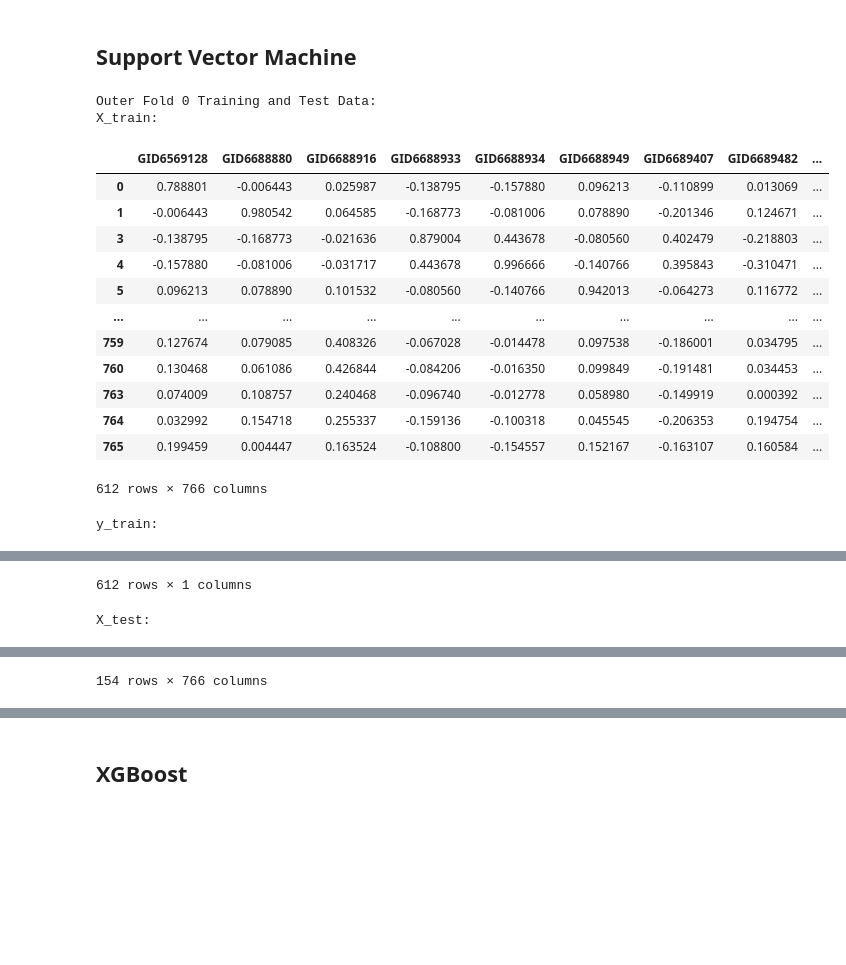
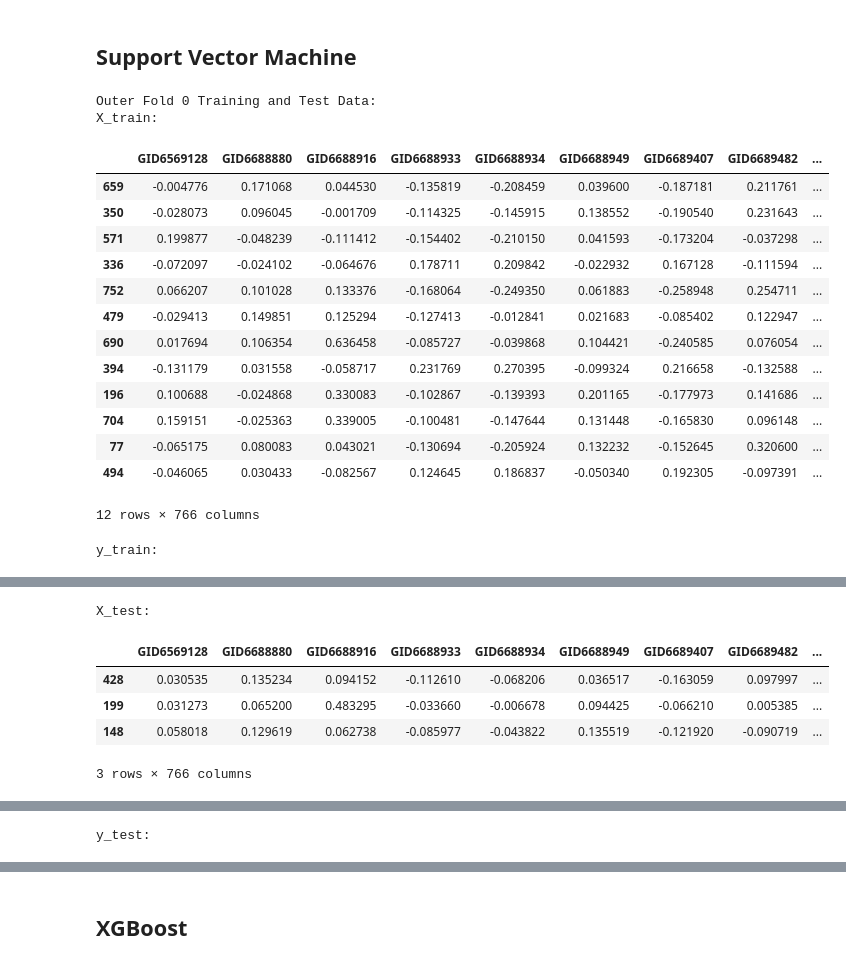
Before and after one commit to CaoCalvin/ml_research, a Jupyter notebook: project.ipynb, the cells around one changed output, grey strips where cells are left out. Saved outputs shown, nothing was run; the diff lists cells and outputs as text; code cells hidden in the pictures; blank space fills up the shorter version.

Commit message:
Modified DataFrame display statements for debugging

```diff
--- a/project.ipynb
+++ b/project.ipynb
@@ -566,37 +566,14 @@ def outer_CV_R(n_outer_splits: int, n_inner_splits: int, X : pd.DataFrame, y : p
         display(y_test)
 
         if smogn_preprocess:
-
-            ### TODO ###
             top_quant_train = percentileofscore(y_train.to_numpy().flatten(), top_boundary_val, kind='mean') / 100
-
-            X_train_top_smog, y_train_top_smog = smogn_prep(X_train, y_train, top_quant_train, False) # We won't use SMOGN's built-in undersampling because we will do it manually later
-
-            # Undersample the majority class so that it is a certain proportion of its original size
-            #X_train_us, y_train_us = cdt.random_subset(X_train, y_train, random_state=random_state)
-
-            # Split the augmented and original data into seperate columns for plotting
-            original_data = pra.intersection(y_train, y_train_top_smog)
-            augmented_data = pra.difference(y_train_top_smog, original_data)
-            orig_aug_data = pd.concat([original_data, augmented_data], axis=1)
-            orig_aug_data.columns = ['Original GY', 'Augmented GY']
-
-            # Manually concatenate the original data below the augmentation threshold with the augmented data
-            non_augmented_indices = y_train[y_train < top_boundary_val].index
-            X_train_non_augmented = X_train.loc[non_augmented_indices]
-            y_train_non_augmented = y_train.loc[non_augmented_indices]
-            X_train_top_smog = pd.concat([X_train_top_smog, X_train_non_augmented], axis=0)
-            y_train_top_smog = pd.concat([y_train_top_smog, y_train_non_augmented], axis=0)
-
-            histogram(orig_aug_data, f'Model R SMOGN-Augmented GY Histogram, Outer Fold {i}', vline_value=top_boundary_val)
-
-            ### TODO ###
-
-            top_quant_train = percentileofscore(y_train.to_numpy().flatten(), top_boundary_val, kind='mean') / 100
+            print(f"Top quantile for training data in outer fold {i}: {top_quant_train}")
 
             X_train_top_smog, y_train_top_smog = smogn_prep(X_train, y_train, top_quant_train, False) # We won't use SMOGN's built-in undersampling because we will do it manually later
             print("After SMOGN prep:")
+            print("X_train_top_smog:")
             display(X_train_top_smog)
+            print("y_train_top_smog:")
             display(y_train_top_smog)
 
             # Split the augmented and original top line data into separate columns for plotting
@@ -605,15 +582,21 @@ def outer_CV_R(n_outer_splits: int, n_inner_splits: int, X : pd.DataFrame, y : p
             y_train_top_smog_aug = pra.difference(y_train_top_smog, y_train_top_smog_orig)
             X_train_top_smog_aug = X_train_top_smog.loc[y_train_top_smog_aug.index]
             print("After splitting augmented and original top line data:")
+            print("X_train_top_smog_orig:")
             display(X_train_top_smog_orig)
+            print("y_train_top_smog_orig:")
             display(y_train_top_smog_orig)
+            print("X_train_top_smog_aug:")
             display(X_train_top_smog_aug)
+            print("y_train_top_smog_aug:")
             display(y_train_top_smog_aug)
 
             # Randomly undersample the augmented data
             X_train_top_smog_aug_us, y_train_top_smog_aug_us = cdt.random_subset(X_train_top_smog_aug, y_train_top_smog_aug, p=oversamp_ratio, random_state=random_state)
             print("After undersampling augmented data:")
+            print("X_train_top_smog_aug_us:")
             display(X_train_top_smog_aug_us)
+            print("y_train_top_smog_aug_us:")
             display(y_train_top_smog_aug_us)
 
             # Plot histograms of original and augmented GY values stacked
@@ -625,26 +608,33 @@ def outer_CV_R(n_outer_splits: int, n_inner_splits: int, X : pd.DataFrame, y : p
             X_train_top_final = pd.concat([X_train_top_smog_orig, X_train_top_smog_aug_us], axis=0)
             y_train_top_final = pd.concat([y_train_top_smog_orig, y_train_top_smog_aug_us], axis=0)
             print("After recombining original and augmented top line data:")
+            print("X_train_top_final:")
             display(X_train_top_final)
+            print("y_train_top_final:")
             display(y_train_top_final)
 
             # Undersample the majority class so that it is a certain proportion of its original size
             X_train_maj, y_train_maj = X_train.loc[y_train[y_train < top_boundary_val].index], y_train.loc[y_train[y_train < top_boundary_val].index]
             X_train_maj_us, y_train_maj_us = cdt.random_subset(X_train_maj, y_train_maj, p=undersamp_ratio, random_state=random_state)
             print("After undersampling majority class:")
+            print("X_train_maj_us:")
             display(X_train_maj_us)
+            print("y_train_maj_us:")
             display(y_train_maj_us)
 
             X_train_final = pd.concat([X_train_top_final, X_train_maj_us], axis=0)
             y_train_final = pd.concat([y_train_top_final, y_train_maj_us], axis=0)
             print("Final training data after combining top and majority class data:")
+            print("X_train_final:")
             display(X_train_final)
+            print("y_train_final:")
             display(y_train_final)
 
         else:
             histogram(y_train, f'Model R Histogram, Outer Fold {i}', vline_value=top_boundary_val)
 
         # Display summary statistics of y_train
+        print("Summary statistics of y_train_final:")
         display(y_train_final.describe())
 
         # Scale features and target
@@ -691,6 +681,9 @@ def outer_CV_R(n_outer_splits: int, n_inner_splits: int, X : pd.DataFrame, y : p
 # %% [markdown]
 ## Support Vector Machine
 # %%
+# reduce dataset to 2% of original size for quick debugging
+X = X.sample(frac=0.02, random_state=RANDOM_STATE)
+y = y.loc[X.index]
 
 # Define hyperparameter grids for SVM regression model and conduct 2-dimensional cross-validation
 x_params_SVM_R = mdo.AxisParams('gamma', bmo.power_list(2, -14, -6))
@@ -703,44 +696,45 @@ metrics_SVM_R = outer_CV_R(n_outer_splits=5,
                            axis2_params=y_params_SVM_R,
                            train_model_callback=bmo.train_SVM_regressor,
                            smogn_preprocess=SMOGN_PREPROCESS,
                            random_state=RANDOM_STATE,
                            top_boundary_val=top_boundary_val,
                            undersamp_ratio=0.5,
                            oversamp_ratio=1,
                            kernel='rbf')
 
 """
 # Dummy values - Uncomment for quick debugging tests
 x_params_SVM_R = mdo.AxisParams('gamma', bmo.power_list(2, -1, 0))
 y_params_SVM_R = mdo.AxisParams('C', bmo.power_list(2, 1, 2))
 metrics_SVM_R = outer_CV_R(n_outer_splits=2,
                            n_inner_splits=2,
                            X=X,
                            y=y,
                            axis1_params=x_params_SVM_R,
                            axis2_params=y_params_SVM_R,
                            train_model_callback=bmo.train_SVM_regressor,
                            smogn_preprocess=SMOGN_PREPROCESS,
                            undersample=UNDERSAMPLE,
                            kfold_random_state=RANDOM_STATE,
                            top_boundary_val=top_boundary_val,
                            kernel='rbf')
   """
 # %% [output]
 Outer Fold 0 Training and Test Data:
 X_train:
 |  | GID6569128 | GID6688880 | GID6688916 | GID6688933 | GID6688934 | GID6688949 | GID6689407 | GID6689482 | ... |
-| 0 | 0.788801 | -0.006443 | 0.025987 | -0.138795 | -0.157880 | 0.096213 | -0.110899 | 0.013069 | ... |
-| 1 | -0.006443 | 0.980542 | 0.064585 | -0.168773 | -0.081006 | 0.078890 | -0.201346 | 0.124671 | ... |
-| 3 | -0.138795 | -0.168773 | -0.021636 | 0.879004 | 0.443678 | -0.080560 | 0.402479 | -0.218803 | ... |
-| 4 | -0.157880 | -0.081006 | -0.031717 | 0.443678 | 0.996666 | -0.140766 | 0.395843 | -0.310471 | ... |
-| 5 | 0.096213 | 0.078890 | 0.101532 | -0.080560 | -0.140766 | 0.942013 | -0.064273 | 0.116772 | ... |
-| ... | ... | ... | ... | ... | ... | ... | ... | ... | ... |
-| 759 | 0.127674 | 0.079085 | 0.408326 | -0.067028 | -0.014478 | 0.097538 | -0.186001 | 0.034795 | ... |
-| 760 | 0.130468 | 0.061086 | 0.426844 | -0.084206 | -0.016350 | 0.099849 | -0.191481 | 0.034453 | ... |
-| 763 | 0.074009 | 0.108757 | 0.240468 | -0.096740 | -0.012778 | 0.058980 | -0.149919 | 0.000392 | ... |
-| 764 | 0.032992 | 0.154718 | 0.255337 | -0.159136 | -0.100318 | 0.045545 | -0.206353 | 0.194754 | ... |
-| 765 | 0.199459 | 0.004447 | 0.163524 | -0.108800 | -0.154557 | 0.152167 | -0.163107 | 0.160584 | ... |
+| 659 | -0.004776 | 0.171068 | 0.044530 | -0.135819 | -0.208459 | 0.039600 | -0.187181 | 0.211761 | ... |
+| 350 | -0.028073 | 0.096045 | -0.001709 | -0.114325 | -0.145915 | 0.138552 | -0.190540 | 0.231643 | ... |
+| 571 | 0.199877 | -0.048239 | -0.111412 | -0.154402 | -0.210150 | 0.041593 | -0.173204 | -0.037298 | ... |
+| 336 | -0.072097 | -0.024102 | -0.064676 | 0.178711 | 0.209842 | -0.022932 | 0.167128 | -0.111594 | ... |
+| 752 | 0.066207 | 0.101028 | 0.133376 | -0.168064 | -0.249350 | 0.061883 | -0.258948 | 0.254711 | ... |
+| 479 | -0.029413 | 0.149851 | 0.125294 | -0.127413 | -0.012841 | 0.021683 | -0.085402 | 0.122947 | ... |
+| 690 | 0.017694 | 0.106354 | 0.636458 | -0.085727 | -0.039868 | 0.104421 | -0.240585 | 0.076054 | ... |
+| 394 | -0.131179 | 0.031558 | -0.058717 | 0.231769 | 0.270395 | -0.099324 | 0.216658 | -0.132588 | ... |
+| 196 | 0.100688 | -0.024868 | 0.330083 | -0.102867 | -0.139393 | 0.201165 | -0.177973 | 0.141686 | ... |
+| 704 | 0.159151 | -0.025363 | 0.339005 | -0.100481 | -0.147644 | 0.131448 | -0.165830 | 0.096148 | ... |
+| 77 | -0.065175 | 0.080083 | 0.043021 | -0.130694 | -0.205924 | 0.132232 | -0.152645 | 0.320600 | ... |
+| 494 | -0.046065 | 0.030433 | -0.082567 | 0.124645 | 0.186837 | -0.050340 | 0.192305 | -0.097391 | ... |
-612 rows × 766 columns
+12 rows × 766 columns
 y_train:
 |  | GY |
@@ -758,2 +753,6 @@ y_train:
-612 rows × 1 columns
+X_test:
+|  | GID6569128 | GID6688880 | GID6688916 | GID6688933 | GID6688934 | GID6688949 | GID6689407 | GID6689482 | ... |
+| 428 | 0.030535 | 0.135234 | 0.094152 | -0.112610 | -0.068206 | 0.036517 | -0.163059 | 0.097997 | ... |
+| 199 | 0.031273 | 0.065200 | 0.483295 | -0.033660 | -0.006678 | 0.094425 | -0.066210 | 0.005385 | ... |
+| 148 | 0.058018 | 0.129619 | 0.062738 | -0.085977 | -0.043822 | 0.135519 | -0.121920 | -0.090719 | ... |
-X_test:
+3 rows × 766 columns
@@ -772 +759 @@ X_test:
-154 rows × 766 columns
+y_test:
```
Also changed, not shown: parts of 2 cells of this notebook.
